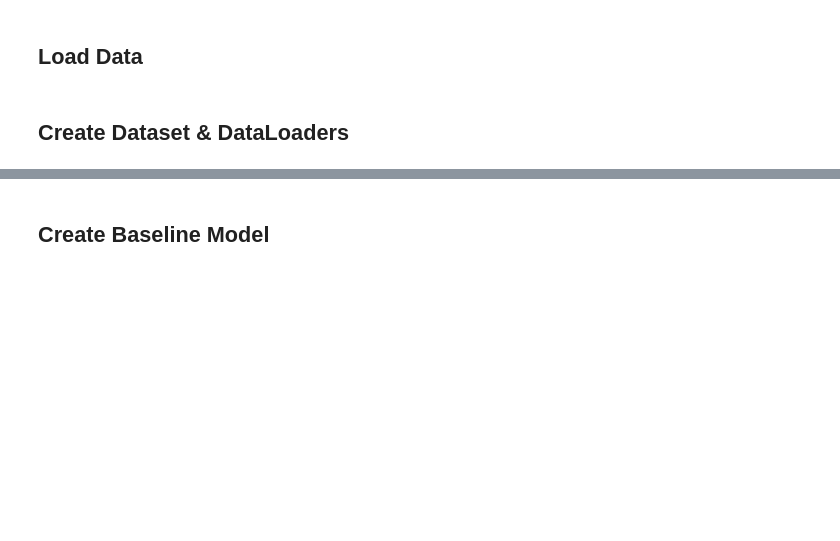
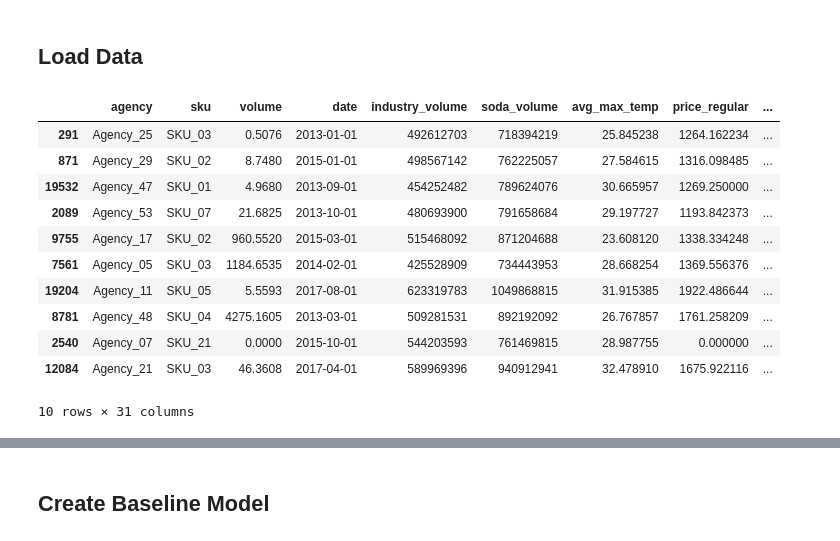
Before and after one commit to esinam-kekele/physics-informed-ice-forecasting, a Jupyter notebook: forecasting_with_fusion_transformer.ipynb, the cells around one changed output, grey strips where cells are left out. Drawn from its saved outputs; the diff is of its cells as text; code cells hidden in the pictures; blank space fills up the shorter version.

Commit message:
review dataset

```diff
--- a/forecasting_with_fusion_transformer.ipynb
+++ b/forecasting_with_fusion_transformer.ipynb
@@ -80,32 +80,46 @@ data["time_idx"] -= data["time_idx"].min()
 # add additional features
 data["month"] = data.date.dt.month.astype(str).astype(
     "category"
 )  # categories have be strings
 data["log_volume"] = np.log(data.volume + 1e-8)
 data["avg_volume_by_sku"] = data.groupby(
     ["time_idx", "sku"], observed=True
 ).volume.transform("mean")
 data["avg_volume_by_agency"] = data.groupby(
     ["time_idx", "agency"], observed=True
 ).volume.transform("mean")
 
 # we want to encode special days as one variable and thus need to first reverse one-hot encoding
 special_days = [
     "easter_day",
     "good_friday",
     "new_year",
     "christmas",
     "labor_day",
     "independence_day",
     "revolution_day_memorial",
     "regional_games",
     "fifa_u_17_world_cup",
     "football_gold_cup",
     "beer_capital",
     "music_fest",
 ]
 data[special_days] = (
     data[special_days].apply(lambda x: x.map({0: "-", 1: x.name})).astype("category")
 )
+
+
+data.sample(10, random_state=521)
+# %% [output]
+|  | agency | sku | volume | date | industry_volume | soda_volume | avg_max_temp | price_regular | ... |
+| 291 | Agency_25 | SKU_03 | 0.5076 | 2013-01-01 | 492612703 | 718394219 | 25.845238 | 1264.162234 | ... |
+| 871 | Agency_29 | SKU_02 | 8.7480 | 2015-01-01 | 498567142 | 762225057 | 27.584615 | 1316.098485 | ... |
+| 19532 | Agency_47 | SKU_01 | 4.9680 | 2013-09-01 | 454252482 | 789624076 | 30.665957 | 1269.250000 | ... |
+| 2089 | Agency_53 | SKU_07 | 21.6825 | 2013-10-01 | 480693900 | 791658684 | 29.197727 | 1193.842373 | ... |
+| 9755 | Agency_17 | SKU_02 | 960.5520 | 2015-03-01 | 515468092 | 871204688 | 23.608120 | 1338.334248 | ... |
+| 7561 | Agency_05 | SKU_03 | 1184.6535 | 2014-02-01 | 425528909 | 734443953 | 28.668254 | 1369.556376 | ... |
+| 19204 | Agency_11 | SKU_05 | 5.5593 | 2017-08-01 | 623319783 | 1049868815 | 31.915385 | 1922.486644 | ... |
+| 8781 | Agency_48 | SKU_04 | 4275.1605 | 2013-03-01 | 509281531 | 892192092 | 26.767857 | 1761.258209 | ... |
+| 2540 | Agency_07 | SKU_21 | 0.0000 | 2015-10-01 | 544203593 | 761469815 | 28.987755 | 0.000000 | ... |
+| 12084 | Agency_21 | SKU_03 | 46.3608 | 2017-04-01 | 589969396 | 940912941 | 32.478910 | 1675.922116 | ... |
+10 rows × 31 columns
-# %% [markdown]
-## Create Dataset & DataLoaders
```
Also changed, not shown: parts of 2 cells of this notebook.
